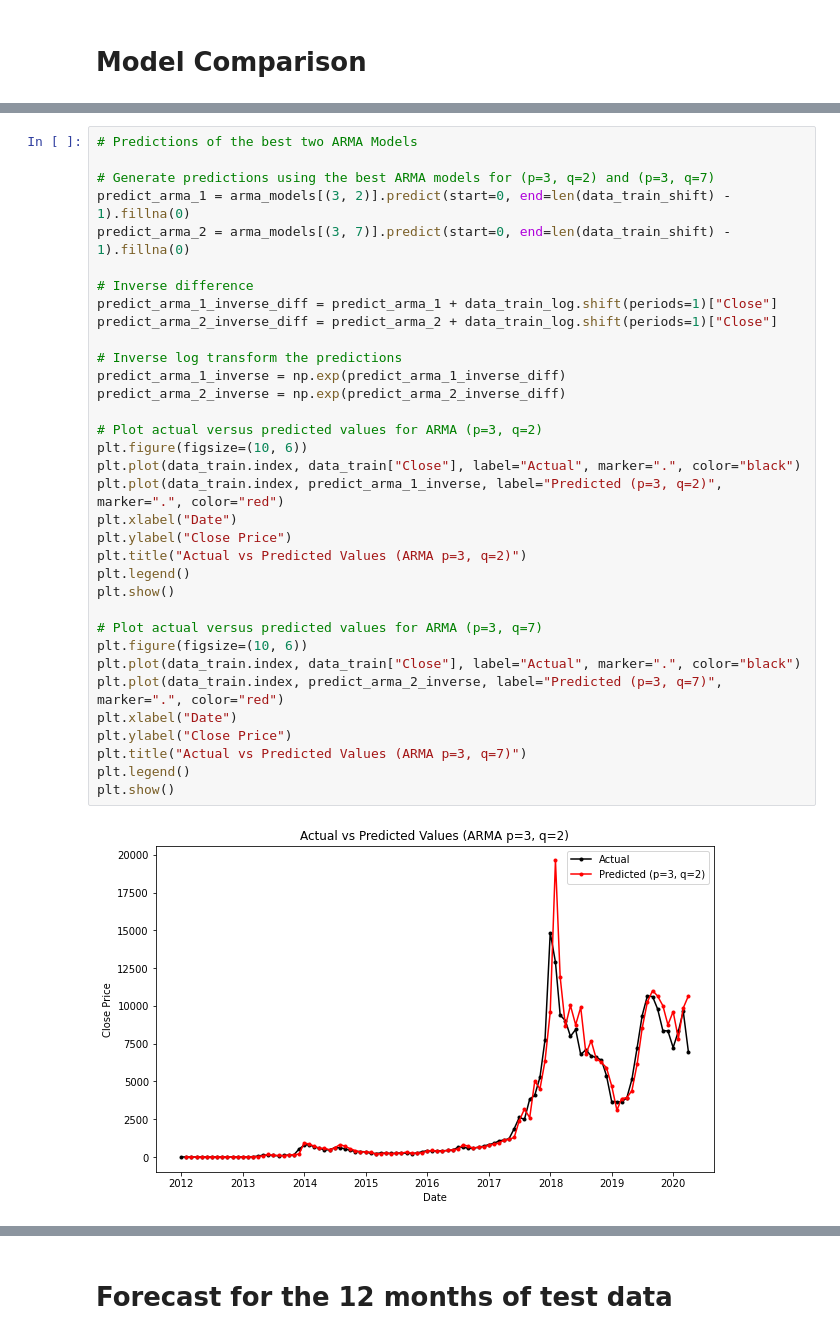
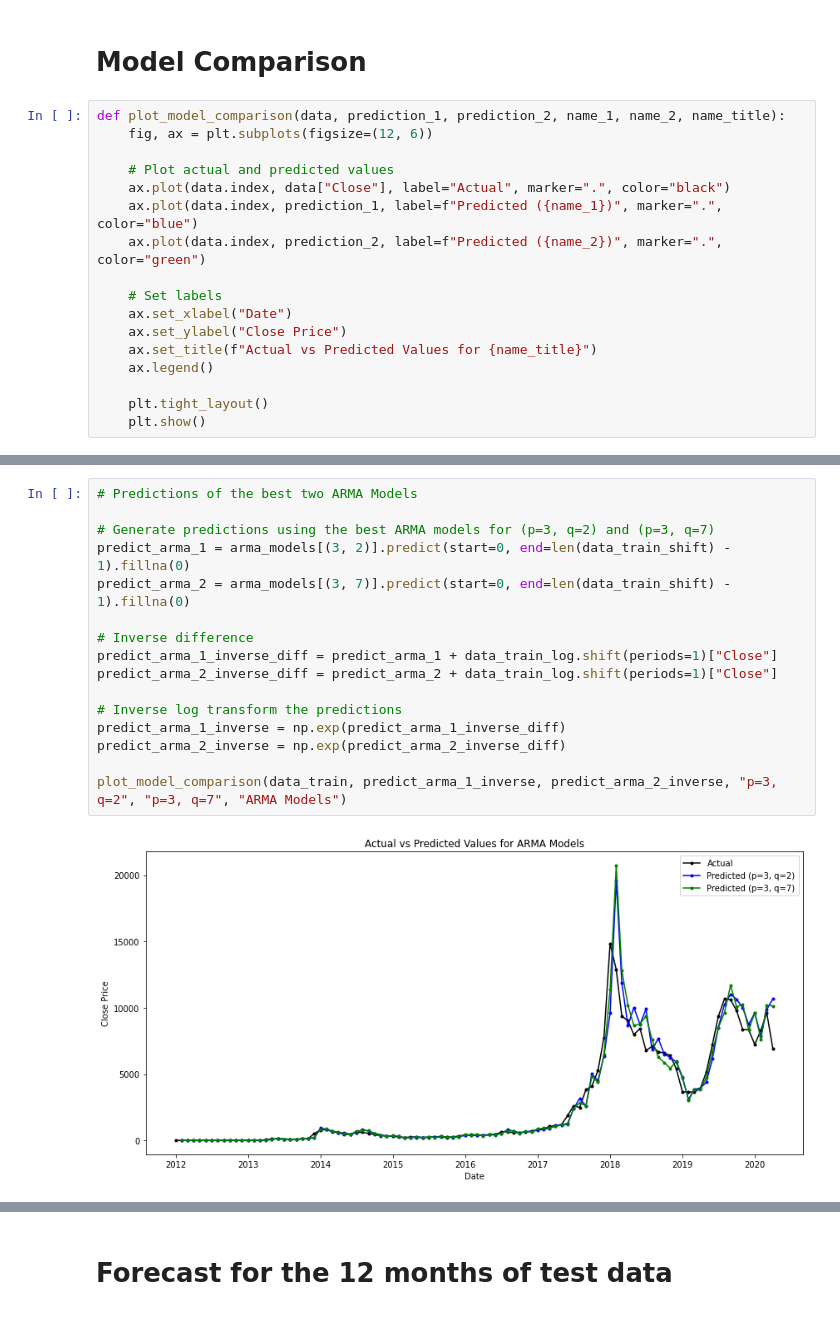
Before and after one commit to allison-dzubak/bitcoin-price-forecasting, a Jupyter notebook: 0-Statistical-Models.ipynb, the cells around one changed output, grey strips where cells are left out. Saved outputs shown, nothing was run; the diff lists cells and outputs as text.

```diff
--- a/0-Statistical-Models.ipynb
+++ b/0-Statistical-Models.ipynb
@@ -599,5 +700,22 @@ plot_errors(filtered_arima_errors_df)
 # %% [markdown]
 # Model Comparison
+# %%
+def plot_model_comparison(data, prediction_1, prediction_2, name_1, name_2, name_title):
+    fig, ax = plt.subplots(figsize=(12, 6))
+
+    # Plot actual and predicted values
+    ax.plot(data.index, data["Close"], label="Actual", marker=".", color="black")
+    ax.plot(data.index, prediction_1, label=f"Predicted ({name_1})", marker=".", color="blue")
+    ax.plot(data.index, prediction_2, label=f"Predicted ({name_2})", marker=".", color="green")
+
+    # Set labels
+    ax.set_xlabel("Date")
+    ax.set_ylabel("Close Price")
+    ax.set_title(f"Actual vs Predicted Values for {name_title}")
+    ax.legend()
+
+    plt.tight_layout()
+    plt.show()
 # %%
 # Predictions of the best two AR Models
 
@@ -675,36 +755,18 @@ plt.show()
 # %%
 # Predictions of the best two ARMA Models
 
 # Generate predictions using the best ARMA models for (p=3, q=2) and (p=3, q=7)
 predict_arma_1 = arma_models[(3, 2)].predict(start=0, end=len(data_train_shift) - 1).fillna(0)
 predict_arma_2 = arma_models[(3, 7)].predict(start=0, end=len(data_train_shift) - 1).fillna(0)
 
 # Inverse difference
 predict_arma_1_inverse_diff = predict_arma_1 + data_train_log.shift(periods=1)["Close"]
 predict_arma_2_inverse_diff = predict_arma_2 + data_train_log.shift(periods=1)["Close"]
 
 # Inverse log transform the predictions
 predict_arma_1_inverse = np.exp(predict_arma_1_inverse_diff)
 predict_arma_2_inverse = np.exp(predict_arma_2_inverse_diff)
 
-# Plot actual versus predicted values for ARMA (p=3, q=2)
-plt.figure(figsize=(10, 6))
-plt.plot(data_train.index, data_train["Close"], label="Actual", marker=".", color="black")
-plt.plot(data_train.index, predict_arma_1_inverse, label="Predicted (p=3, q=2)", marker=".", color="red")
-plt.xlabel("Date")
-plt.ylabel("Close Price")
-plt.title("Actual vs Predicted Values (ARMA p=3, q=2)")
-plt.legend()
-plt.show()
-
-# Plot actual versus predicted values for ARMA (p=3, q=7)
-plt.figure(figsize=(10, 6))
-plt.plot(data_train.index, data_train["Close"], label="Actual", marker=".", color="black")
-plt.plot(data_train.index, predict_arma_2_inverse, label="Predicted (p=3, q=7)", marker=".", color="red")
-plt.xlabel("Date")
-plt.ylabel("Close Price")
-plt.title("Actual vs Predicted Values (ARMA p=3, q=7)")
-plt.legend()
-plt.show()
+plot_model_comparison(data_train, predict_arma_1_inverse, predict_arma_2_inverse, "p=3, q=2", "p=3, q=7", "ARMA Models")
 # %% [output]
-[figure, old version]
+[figure, new version]
```
Also changed, not shown: parts of 30 cells of this notebook.
